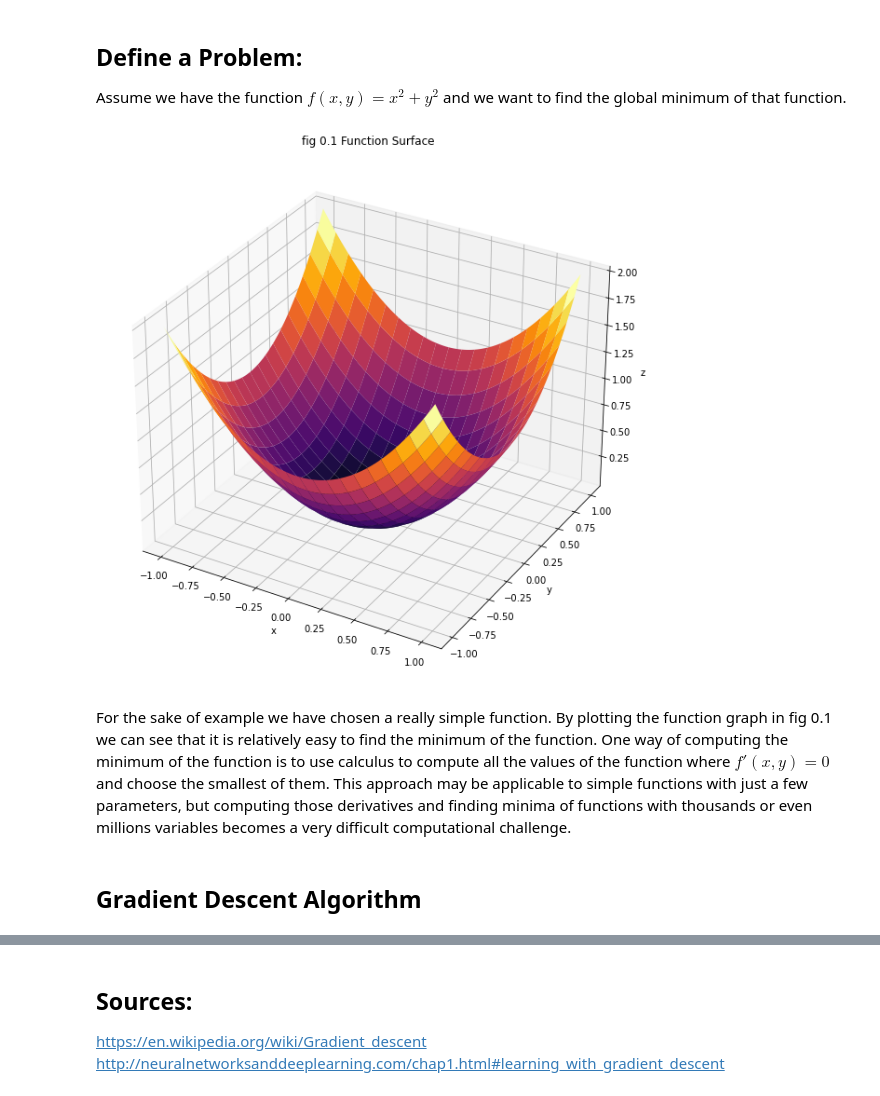
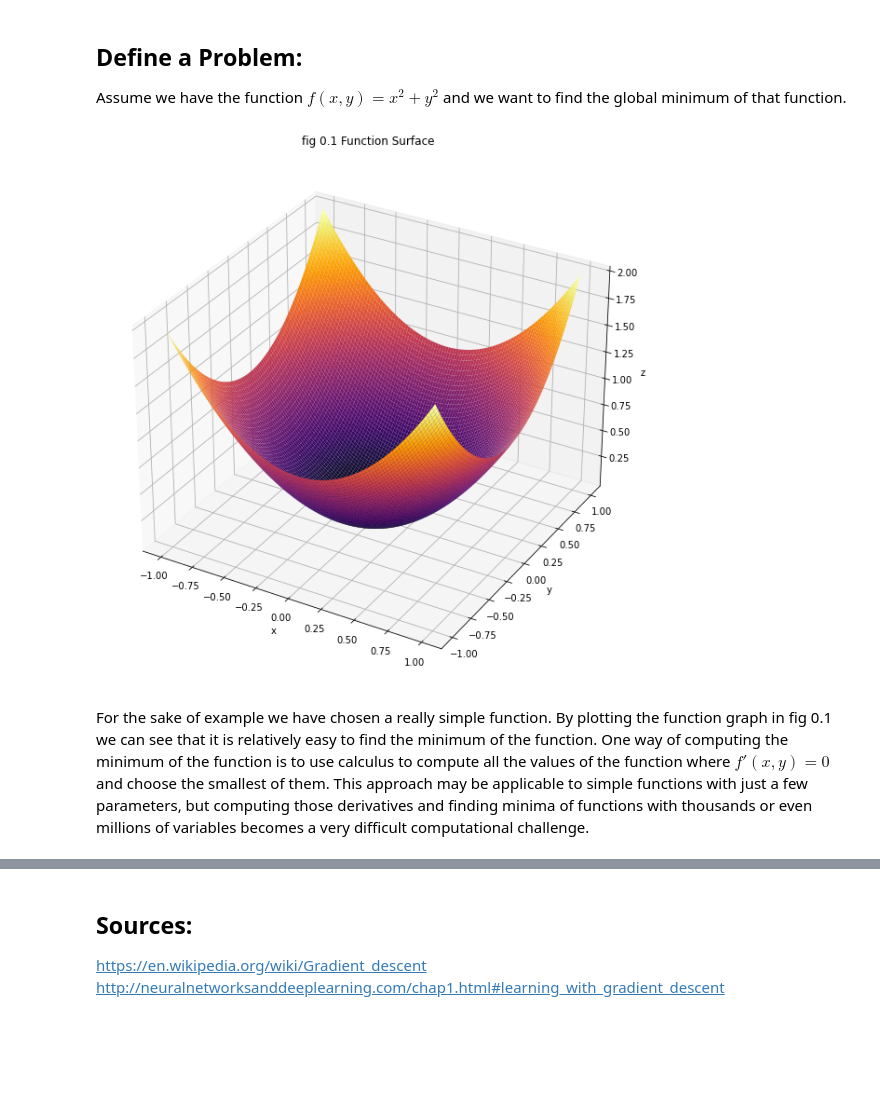
Before and after one commit to vaniugata/GradientDescent, a Jupyter notebook: GradentDescent.ipynb, the cells around one changed output, grey strips where cells are left out. Cells and saved outputs as stored; diff of their text form; code cells hidden in the pictures; blank space fills up the shorter version.

```diff
--- a/GradentDescent.ipynb
+++ b/GradentDescent.ipynb
@@ -20,28 +20,26 @@ Assume we have the function $ f(x, y) = x^{2} + y^{2} $ and we want to find the
 # %%
 plt.gcf().set_size_inches(18.5, 10.5)
 ax = plt.axes(projection='3d')
 ax.set_xlabel('x')
 ax.set_ylabel('y')
 ax.set_zlabel('z')
 ax.set_title('fig 0.1 Function Surface')
 x = np.linspace(-1, 1, 100)
 y = np.linspace(-1, 1, 100)
 f = lambda x, y: x ** 2 + y ** 2
 
 def plot_function_3d(f, x, y, ax):
     """
     Plots a function of two paramaters in 3d space
     """
     f_vectorized = np.vectorize(f)
     X, Y = np.meshgrid(x, y)
     Z = f_vectorized(X, Y)
-    ax.plot_surface(X, Y, Z, rstride=5, cstride=5, cmap='inferno')
+    ax.plot_surface(X, Y, Z, rstride=1, cstride=1, cmap='inferno')
 
 plot_function_3d(f, x, y, ax)
 plt.show()
 # %% [output]
-[figure, old version]
+[figure, new version]
 # %% [markdown]
-For the sake of example we have chosen a really simple function. By plotting the function graph in fig 0.1 we can see that it is relatively easy to find the minimum of the function. One way of computing the minimum of the function is to use calculus to compute all the values of the function where $f'(x, y) = 0$ and choose the smallest of them. This approach may be applicable to simple functions with just a few parameters, but computing those derivatives and finding minima of functions with thousands or even millions variables becomes a very difficult computational challenge.
+For the sake of example we have chosen a really simple function. By plotting the function graph in fig 0.1 we can see that it is relatively easy to find the minimum of the function. One way of computing the minimum of the function is to use calculus to compute all the values of the function where $f'(x, y) = 0$ and choose the smallest of them. This approach may be applicable to simple functions with just a few parameters, but computing those derivatives and finding minima of functions with thousands or even millions of variables becomes a very difficult computational challenge.
-# %% [markdown]
-## Gradient Descent Algorithm
```
Also changed, not shown: parts of 3 cells of this notebook.
